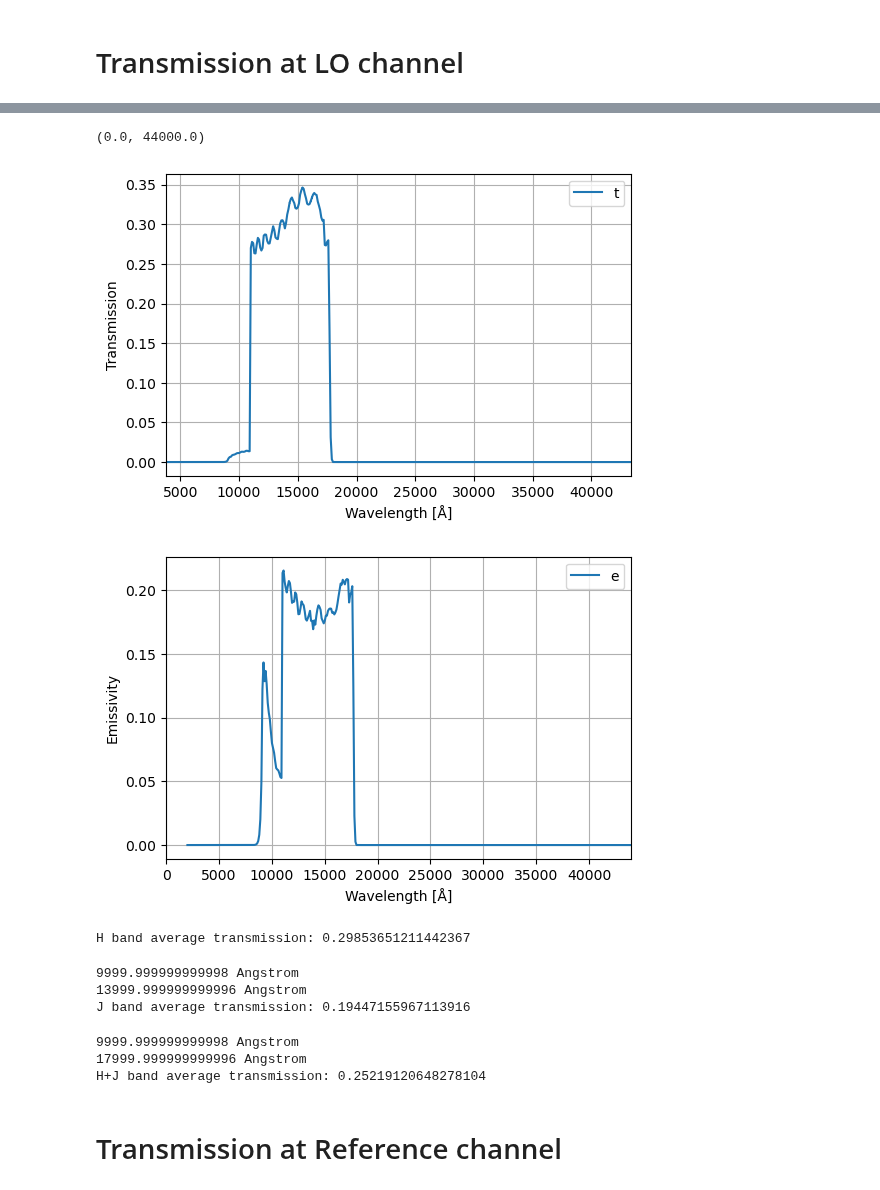
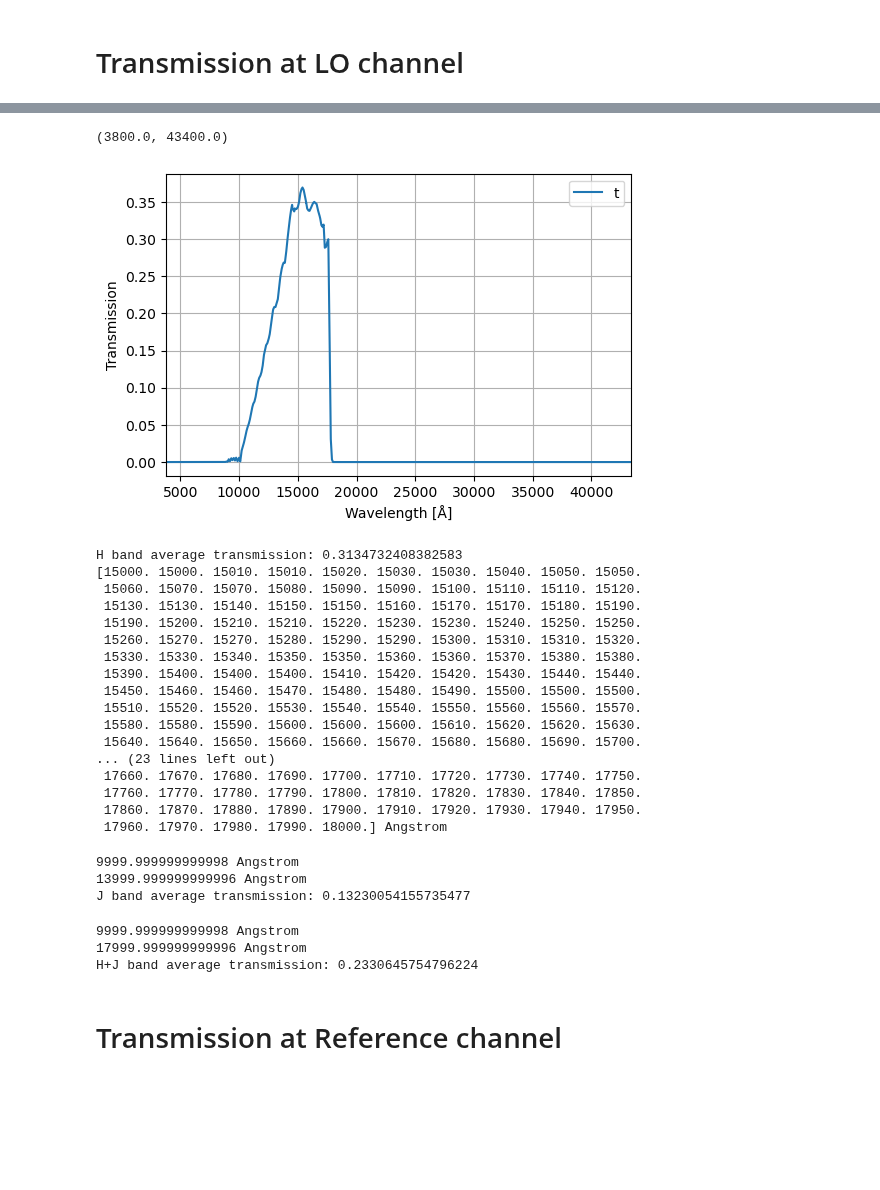
Before and after one commit to ArcetriAdaptiveOptics/arte, a Jupyter notebook: notebook/photometry/morfeo_transmissive_elements.ipynb, the cells around one changed output, grey strips where cells are left out. Drawn from its saved outputs; the diff is of its cells as text; code cells hidden in the pictures; blank space fills up the shorter version.

```diff
--- a/notebook/photometry/morfeo_transmissive_elements.ipynb
+++ b/notebook/photometry/morfeo_transmissive_elements.ipynb
@@ -371,22 +573,14 @@ Text(0, 0.5, 'QE')
 # %%
-lo_ch = MorfeoLowOrderChannelTransmissiveSystem_001()
+lo_ch = MorfeoLowOrderChannelTransmissiveSystem_002()
 
 mpl.rcParams['figure.dpi'] = 100
 lo_ch.plot(absorptance=False)
 plt.xlabel('Wavelength [Å]')
 plt.ylabel('Transmission')
 plt.xlim(3800,43400)
-
-plt.figure()
-lo_ch.plot(transmittance=False)
-plt.xlabel('Wavelength [Å]')
-plt.ylabel('Emissivity')
-plt.legend('e')
-plt.xlim(0,44000)
 # %% [output]
-(0.0, 44000.0)
+(3800.0, 43400.0)
-[figure, old version]
+[figure, new version]
-[figure, removed]
 # %%
 wv_lo = lo_ch.as_transmissive_element().waveset
 lo_transm = lo_ch.as_transmissive_element().transmittance(wv_lo)
@@ -397,8 +591,25 @@ id_H_min = np.argwhere(wv_lo==wv_H_min.to(u.Angstrom))[0][0]
 id_H_max = np.argwhere(wv_lo==wv_H_max.to(u.Angstrom))[0][0]
 transm_H = lo_transm[id_H_min:id_H_max]
 print('H band average transmission: %s' %np.mean(transm_H))
+print(wv_lo[id_H_min:id_H_max])
 # %% [output]
-H band average transmission: 0.29853651211442367
+H band average transmission: 0.3134732408382583
+[15000. 15000. 15010. 15010. 15020. 15030. 15030. 15040. 15050. 15050.
+ 15060. 15070. 15070. 15080. 15090. 15090. 15100. 15110. 15110. 15120.
+ 15130. 15130. 15140. 15150. 15150. 15160. 15170. 15170. 15180. 15190.
+ 15190. 15200. 15210. 15210. 15220. 15230. 15230. 15240. 15250. 15250.
+ 15260. 15270. 15270. 15280. 15290. 15290. 15300. 15310. 15310. 15320.
+ 15330. 15330. 15340. 15350. 15350. 15360. 15360. 15370. 15380. 15380.
+ 15390. 15400. 15400. 15400. 15410. 15420. 15420. 15430. 15440. 15440.
+ 15450. 15460. 15460. 15470. 15480. 15480. 15490. 15500. 15500. 15500.
+ 15510. 15520. 15520. 15530. 15540. 15540. 15550. 15560. 15560. 15570.
+ 15580. 15580. 15590. 15600. 15600. 15600. 15610. 15620. 15620. 15630.
+ 15640. 15640. 15650. 15660. 15660. 15670. 15680. 15680. 15690. 15700.
+... (23 lines left out)
+ 17660. 17670. 17680. 17690. 17700. 17710. 17720. 17730. 17740. 17750.
+ 17760. 17770. 17780. 17790. 17800. 17810. 17820. 17830. 17840. 17850.
+ 17860. 17870. 17880. 17890. 17900. 17910. 17920. 17930. 17940. 17950.
+ 17960. 17970. 17980. 17990. 18000.] Angstrom
 # %%
 wv_J_min = 1. * u.um
 wv_J_max = 1.4 * u.um
@@ -413,7 +624,7 @@ print('J band average transmission: %s' %np.mean(transm_J))
 # %% [output]
 9999.999999999998 Angstrom
 13999.999999999996 Angstrom
-J band average transmission: 0.19447155967113916
+J band average transmission: 0.13230054155735477
 # %%
 wv_HJ_min = 1. * u.um
 wv_HJ_max = 1.8 * u.um
@@ -428,7 +639,7 @@ print('H+J band average transmission: %s' %np.mean(transm_HJ))
 # %% [output]
 9999.999999999998 Angstrom
 17999.999999999996 Angstrom
-H+J band average transmission: 0.25219120648278104
+H+J band average transmission: 0.2330645754796224
 # %% [markdown]
 # Transmission at Reference channel
 # %%
```
Also changed, not shown: parts of 40 cells of this notebook.
